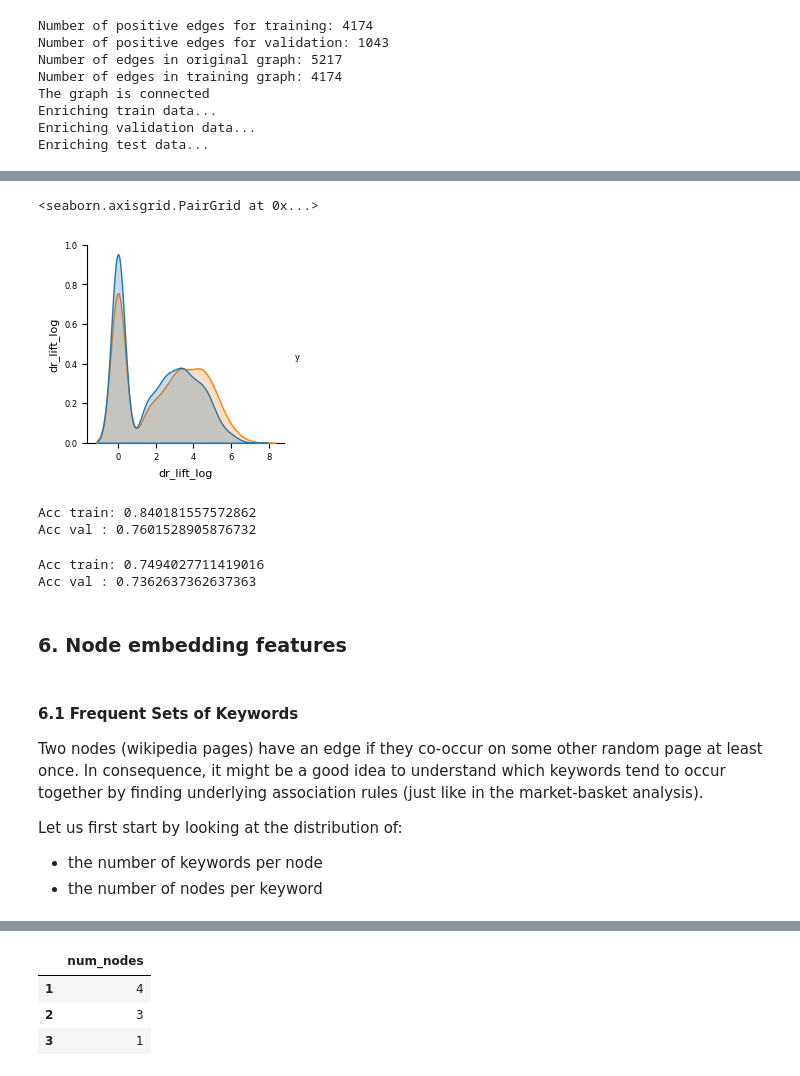
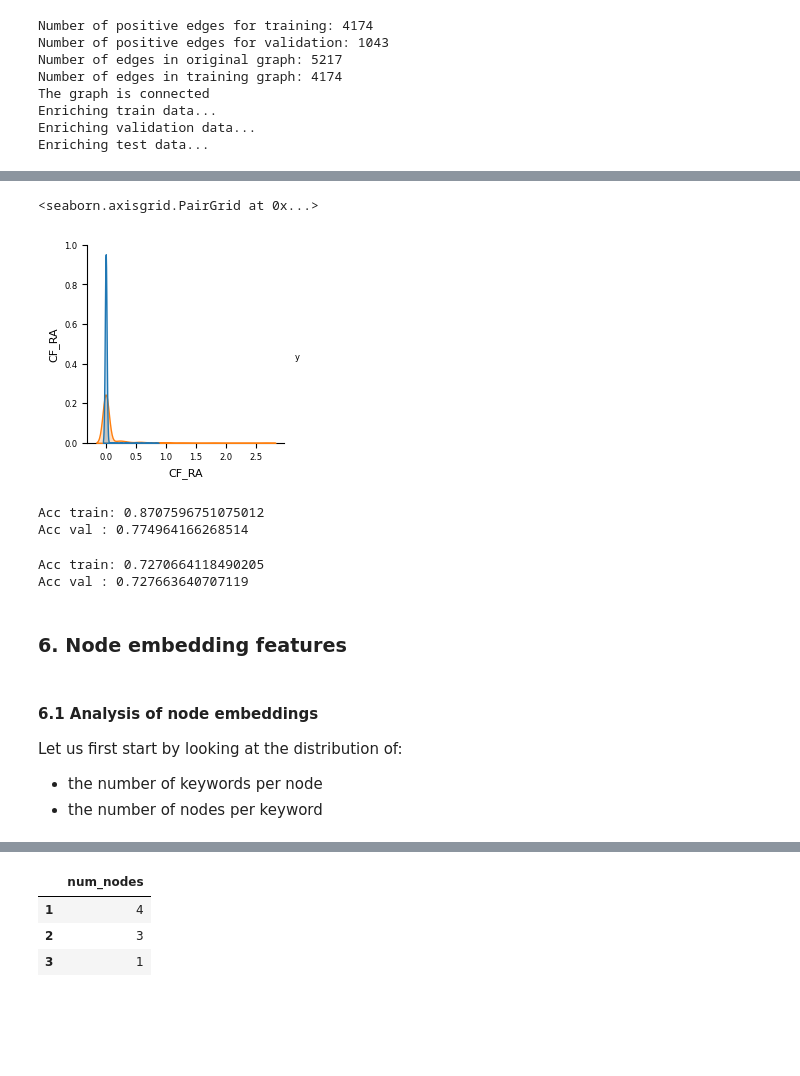
Before and after one commit to lassefschmidt/Network-Science_Challenge, a Jupyter notebook: 0_Exploratory Data Analysis and Preprocessing.ipynb, the cells around one changed output, grey strips where cells are left out. Saved outputs shown, nothing was run; the diff lists cells and outputs as text; code cells hidden in the pictures; blank space fills up the shorter version.

```diff
--- a/0_Exploratory Data Analysis and Preprocessing.ipynb
+++ b/0_Exploratory Data Analysis and Preprocessing.ipynb
@@ -268,17 +307,17 @@ Name: dr_lift_log, dtype: float64
 # %%
-sns.pairplot(train_tf[["dr_lift_log", "y"]], hue = "y")
+sns.pairplot(val_tf[["CF_RA", "y"]], hue = "y")
 # %% [output]
 <seaborn.axisgrid.PairGrid at 0x...>
-[figure, old version]
+[figure, new version]
 # %%
 from xgboost import XGBClassifier
 from sklearn.metrics import accuracy_score
 from sklearn.linear_model import LogisticRegression
 # %%
 # basic XGBoost (best to use for RFECV as very short runtime)
-clf = XGBClassifier(n_estimators = 15, max_depth = 1, eta = 0.05,
-                    colsample_bytree = 0.1, colsample_bylevel = 0.2,
-                    reg_alpha = 5)
+clf = XGBClassifier(n_estimators = 100, max_depth = 3, eta = 0.05,
+                    colsample_bytree = 0.2, colsample_bylevel = 0.5,
+                    reg_alpha = 100)
 clf.fit(X_train, y_train)
 
 # predict train
@@ -295,11 +334,11 @@ acc_val = accuracy_score(y_val, y_val_hat)
 print(f"Acc train: {acc_train}")
 print(f"Acc val : {acc_val}")
 # %% [output]
-Acc train: 0.840181557572862
-Acc val : 0.7601528905876732
+Acc train: 0.8707596751075012
+Acc val : 0.774964166268514
 # %%
 # basic XGBoost (best to use for RFECV as very short runtime)
-clf = LogisticRegression(max_iter = 200, C = 0.00005)
+clf = LogisticRegression(max_iter = 500, C = 0.00002)
 clf.fit(X_train, y_train)
 
 # predict train
@@ -316,14 +355,12 @@ acc_val = accuracy_score(y_val, y_val_hat)
 print(f"Acc train: {acc_train}")
 print(f"Acc val : {acc_val}")
 # %% [output]
-Acc train: 0.7494027711419016
-Acc val : 0.7362637362637363
+Acc train: 0.7270664118490205
+Acc val : 0.727663640707119
 # %% [markdown]
 ### 6. Node embedding features
 # %% [markdown]
-#### 6.1 Frequent Sets of Keywords
-
-Two nodes (wikipedia pages) have an edge if they co-occur on some other random page at least once. In consequence, it might be a good idea to understand which keywords tend to occur together by finding underlying association rules (just like in the market-basket analysis).
+#### 6.1 Analysis of node embeddings
 
 Let us first start by looking at the distribution of:
 - the number of keywords per node
```
Also changed, not shown: parts of 40 cells of this notebook, 9 other files.
